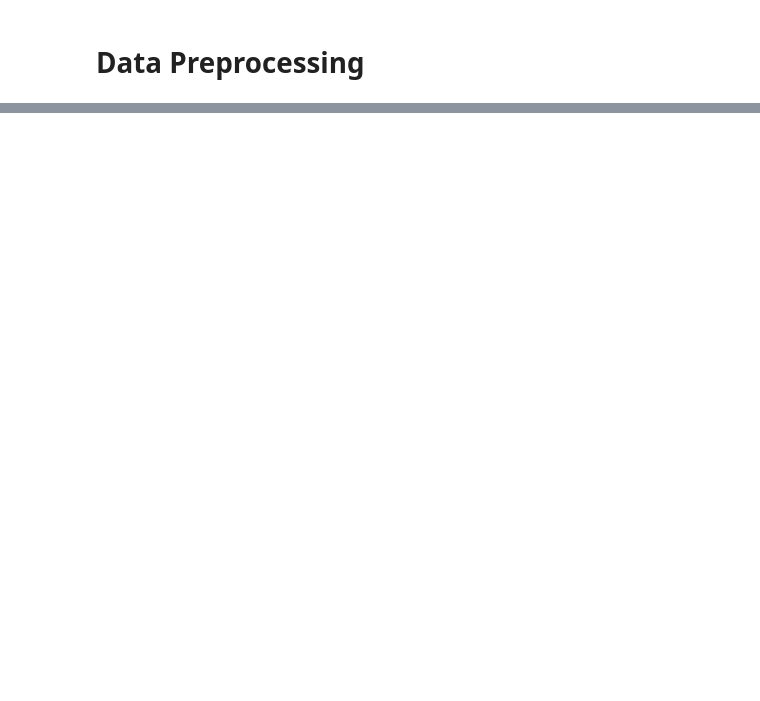
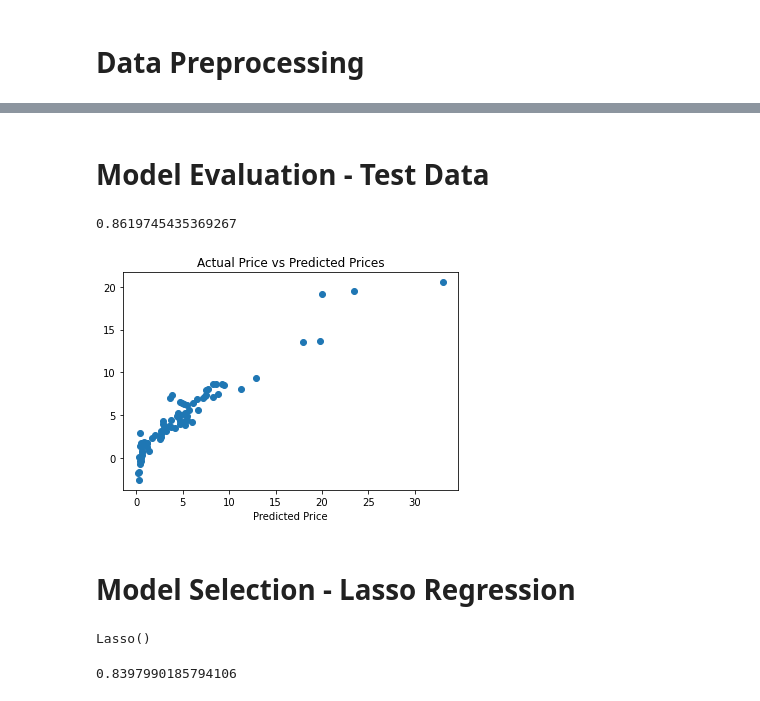
Before and after one commit to izzypatrick21/car-price-prediction, a Jupyter notebook: Car Price Prediction.ipynb, the cells around one changed output, grey strips where cells are left out. Saved outputs shown, nothing was run; the diff lists cells and outputs as text; code cells hidden in the pictures; blank space fills up the shorter version.

```diff
--- a/Car Price Prediction.ipynb
+++ b/Car Price Prediction.ipynb
@@ -63,0 +117,2 @@ dtype: int64
+# %%
+X_train, X_test, Y_train, Y_test = train_test_split(X, Y, test_size = 0.25, random_state=0)
@@ -63,0 +121,4 @@ dtype: int64
+# %%
+model_1 = LinearRegression()
+# %%
+model_1.fit(X_train, Y_train)
@@ -63,0 +146,30 @@ dtype: int64
+# %% [markdown]
+# Model Evaluation - Test Data
+# %%
+test_data_predict = model_1.predict(X_test)
+# %%
+r3_error = r2_score(Y_test, test_data_predict)
+r3_error
+# %% [output]
+0.8619745435369267
+# %%
+plt.scatter(Y_test, test_data_predict)
+plt.xlabel("Actual Price")
+plt.xlabel("Predicted Price")
+plt.title("Actual Price vs Predicted Prices")
+plt.show()
+# %% [output]
+[figure, added]
+# %% [markdown]
+# Model Selection - Lasso Regression
+# %%
+model_2 = Lasso()
+model_2.fit(X_train, Y_train)
+# %% [output]
+Lasso()
+# %%
+train_data_predict_1 = model_2.predict(X_train)
+r2_error_1 = r2_score(Y_train, train_data_predict_1)
+r2_error_1
+# %% [output]
+0.8397990185794106
```
Also changed, not shown: parts of 20 cells of this notebook.
